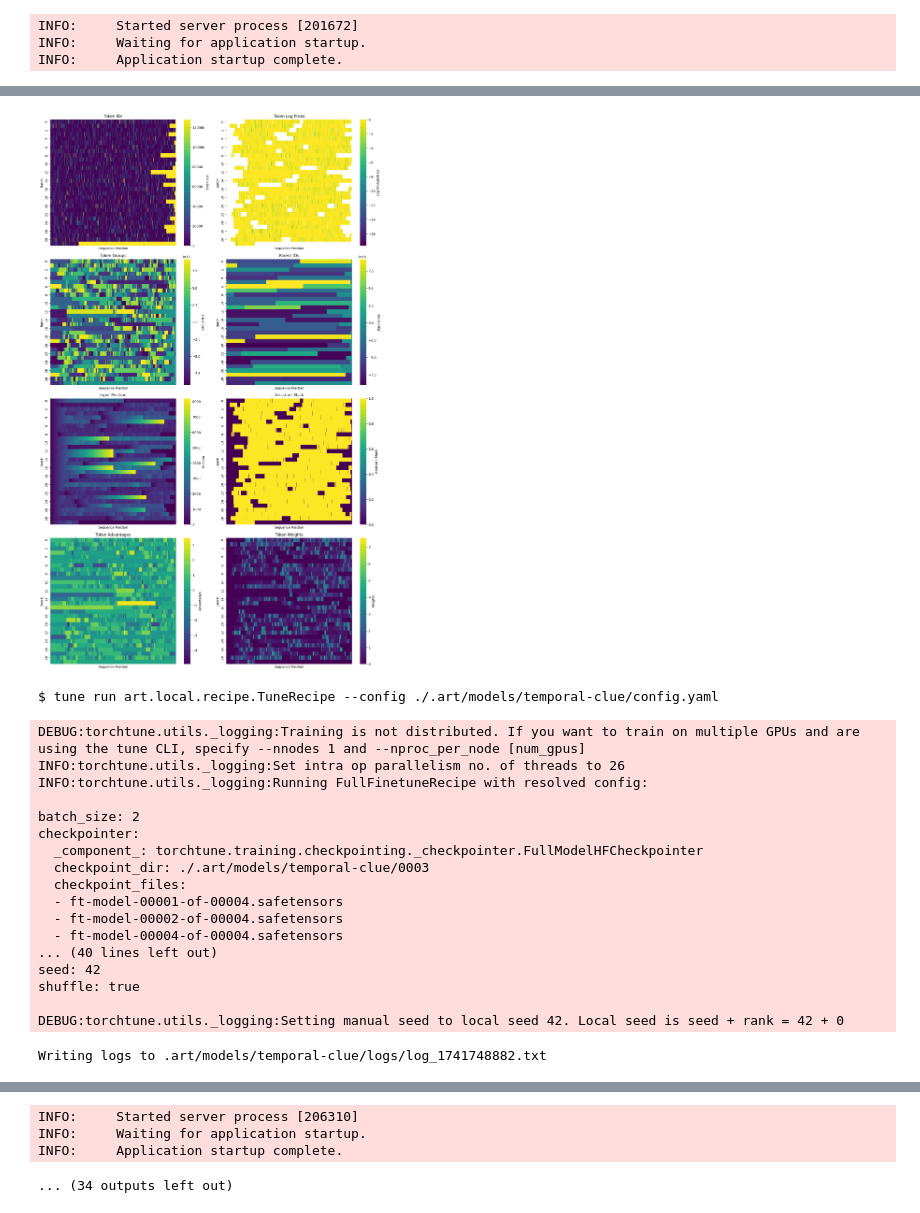
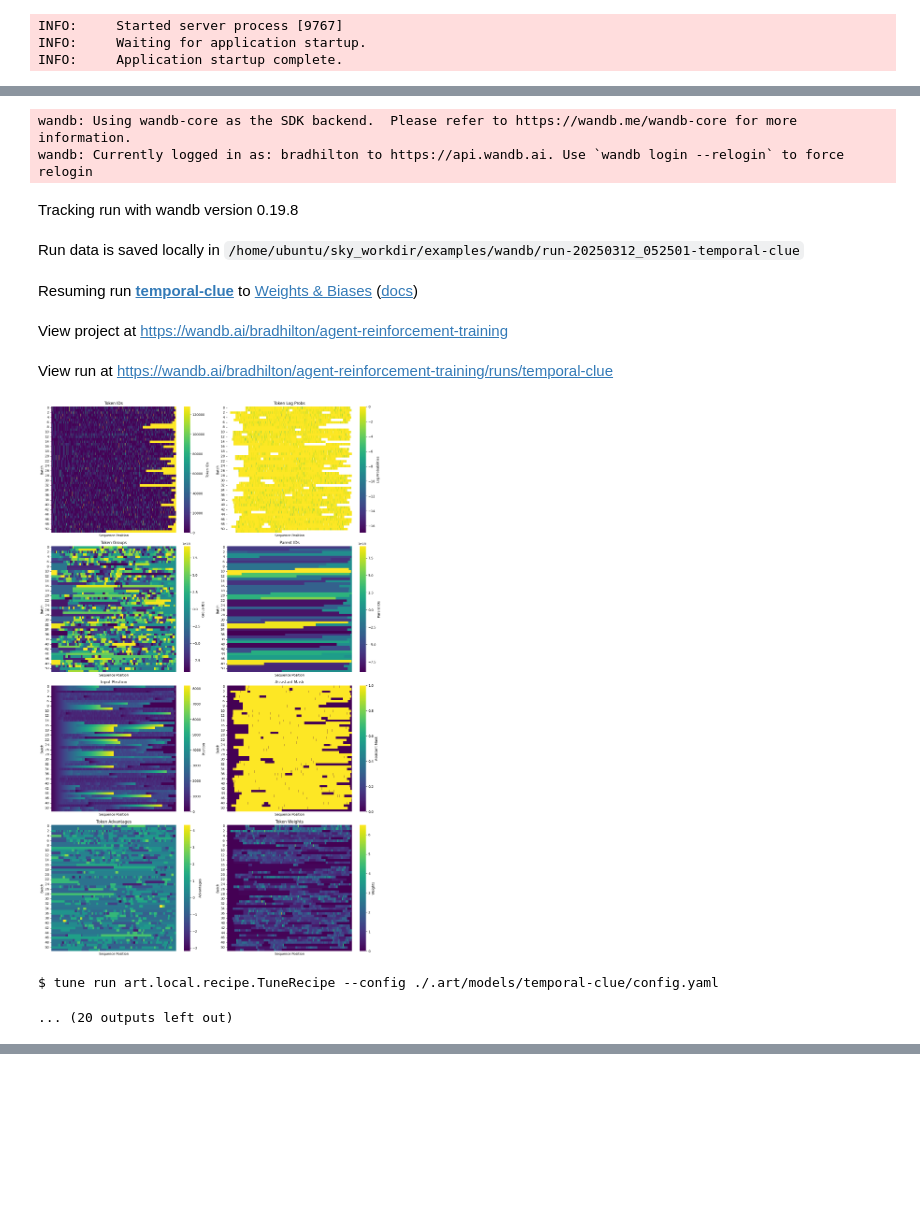
Before and after one commit to yogendrahexo/ART, a Jupyter notebook: examples/temporal-clue.ipynb, the cells around one changed output, grey strips where cells are left out. Saved outputs shown, nothing was run; the diff lists cells and outputs as text; code cells hidden in the pictures; blank space fills up the shorter version.

Commit message:
feat: Enhance WandB logging with iteration tracking and project configuration

```diff
--- a/examples/temporal-clue.ipynb
+++ b/examples/temporal-clue.ipynb
@@ -39,7 +39,7 @@ random.seed(42)
 random.shuffle(train_puzzles)
 
 
-api = art.LocalAPI()
+api = art.LocalAPI(wandb_project="agent-reinforcement-training")
 model = await api.get_or_create_model(
     name="temporal-clue", base_model="NousResearch/Hermes-2-Theta-Llama-3-8B"
 )
@@ -129,3 +129,3 @@ INFO 03-12 03:05:18 launcher.py:31] Route: /invocations, Methods: POST
-INFO:     Started server process [201672]
+INFO:     Started server process [9767]
 INFO:     Waiting for application startup.
 INFO:     Application startup complete.
@@ -136,21 +136,11 @@ INFO:     127.0.0.1:47622 - "POST /v1/chat/completions HTTP/1.1" 200 OK
 vLLM server started succesfully. Logs can be found at ./logs/vllm.log
+wandb: Using wandb-core as the SDK backend.  Please refer to https://wandb.me/wandb-core for more information.
+wandb: Currently logged in as: bradhilton to https://api.wandb.ai. Use `wandb login --relogin` to force relogin
+Tracking run with wandb version 0.19.8
+Run data is saved locally in /home/ubuntu/sky_workdir/examples/wandb/run-20250312_052501-temporal-clue
+Resuming run temporal-clue to Weights & Biases (docs)
+View project at https://wandb.ai/bradhilton/agent-reinforcement-training
+View run at https://wandb.ai/bradhilton/agent-reinforcement-training/runs/temporal-clue
-[figure, old version]
+[figure, new version]
-$ tune run art.local.recipe.TuneRecipe --config ./.art/models/temporal-clue/config.yaml
-DEBUG:torchtune.utils._logging:Training is not distributed. If you want to train on multiple GPUs and are using the tune CLI, specify --nnodes 1 and --nproc_per_node [num_gpus]
-INFO:torchtune.utils._logging:Set intra op parallelism no. of threads to 26
-INFO:torchtune.utils._logging:Running FullFinetuneRecipe with resolved config:
-
-batch_size: 2
-checkpointer:
-  _component_: torchtune.training.checkpointing._checkpointer.FullModelHFCheckpointer
-  checkpoint_dir: ./.art/models/temporal-clue/0003
-  checkpoint_files:
-  - ft-model-00001-of-00004.safetensors
-  - ft-model-00002-of-00004.safetensors
-  - ft-model-00004-of-00004.safetensors
-... (40 lines left out)
-seed: 42
-shuffle: true
-
-DEBUG:torchtune.utils._logging:Setting manual seed to local seed 42. Local seed is seed + rank = 42 + 0
+$ tune run art.local.recipe.TuneRecipe --config ./.art/models/temporal-clue/config.yaml
-Writing logs to .art/models/temporal-clue/logs/log_1741748882.txt
+... (20 outputs left out)
@@ -209,4 +146,0 @@ INFO 03-12 03:13:03 launcher.py:31] Route: /invocations, Methods: POST
-INFO:     Started server process [206310]
-INFO:     Waiting for application startup.
-INFO:     Application startup complete.
-... (34 outputs left out)
```
Also changed, not shown: parts of 1 cell of this notebook, 2 other files.
